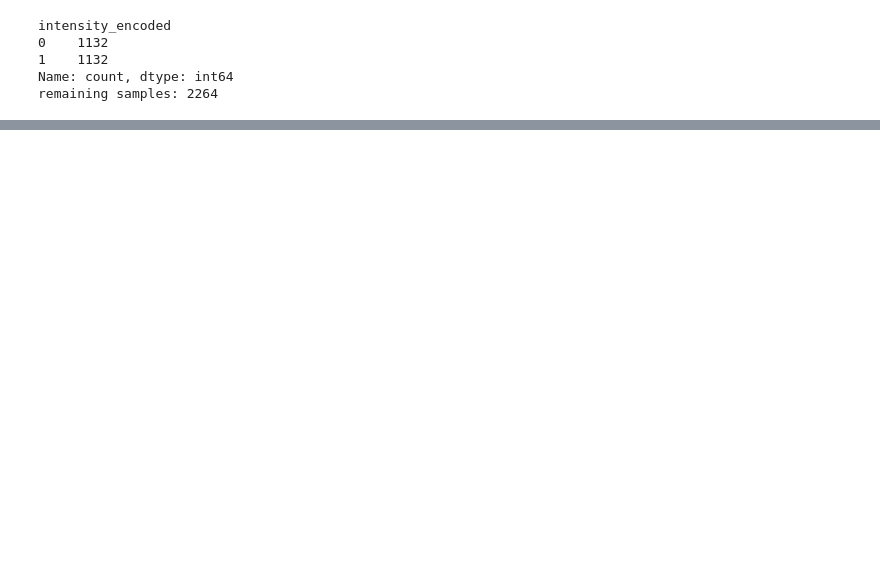
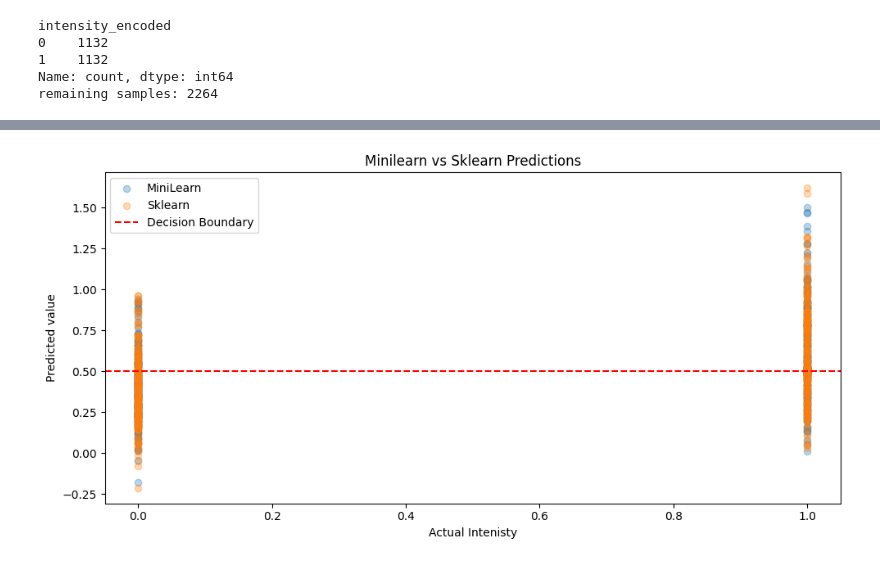
Before and after one commit to Alex-Abreu3/Project_CSE432-532, a Jupyter notebook: SER_Project/notebooks/week6_regression.ipynb, the cells around one changed output, grey strips where cells are left out. Drawn from its saved outputs; the diff is of its cells as text; code cells hidden in the pictures; blank space fills up the shorter version.

```diff
--- a/SER_Project/notebooks/week6_regression.ipynb
+++ b/SER_Project/notebooks/week6_regression.ipynb
@@ -74,0 +97,14 @@ ValueError: could not convert string to float: 'male'
+# %%
+# Compare my Predictions
+plt.figure(figsize=(10,5))
+plt.scatter(y_test, mini_preds, alpha=0.3, label="MiniLearn")
+plt.scatter(y_test, sklearn_preds, alpha=0.3, label="Sklearn")
+plt.axhline(y=0.5, color='r', linestyle='--', label='Decision Boundary')
+plt.xlabel("Actual Intenisty")
+plt.ylabel("Predicted value")
+plt.title("Minilearn vs Sklearn Predictions")
+plt.legend()
+plt.tight_layout()
+plt.show()
+# %% [output]
+[figure, added]
```
Also changed, not shown: parts of 4 cells of this notebook, 1 other file.
